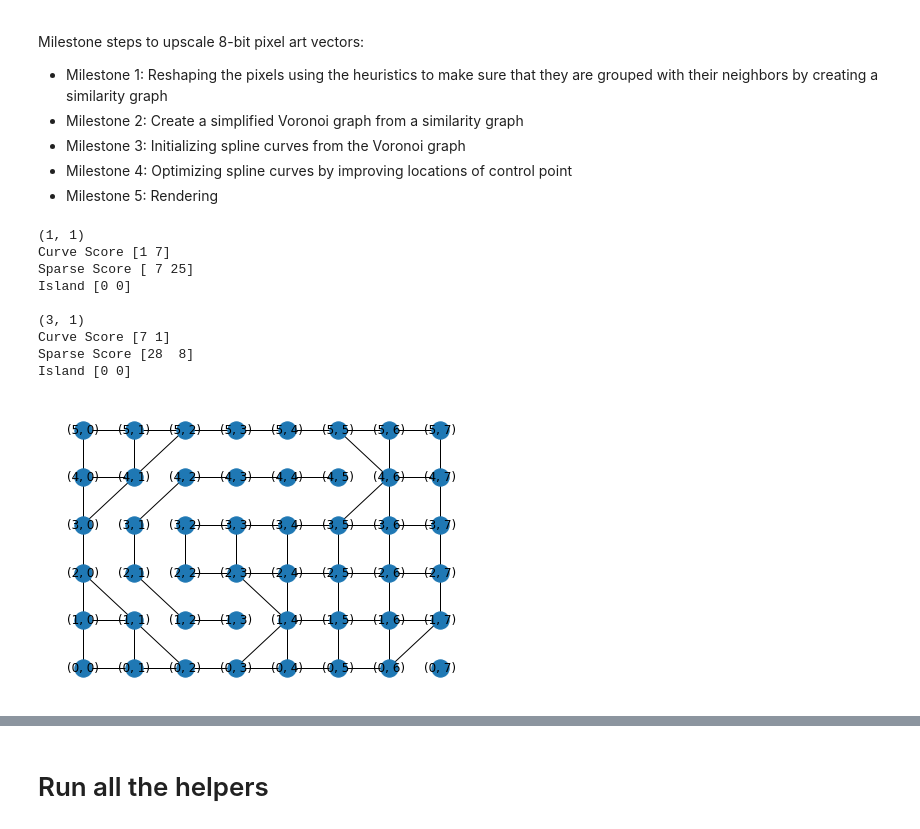
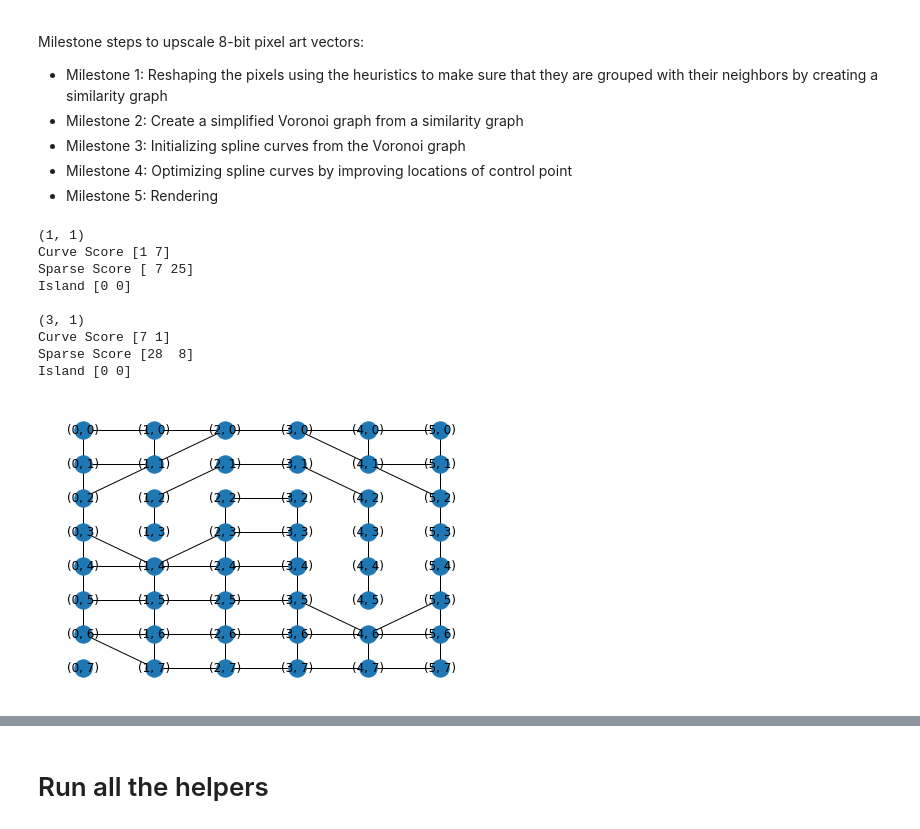
Before and after one commit to josephjkuang/pixel_art, a Jupyter notebook: Upscale.ipynb, the cells around one changed output, grey strips where cells are left out. Cells and saved outputs as stored; diff of their text form; code cells hidden in the pictures.

```diff
--- a/Upscale.ipynb
+++ b/Upscale.ipynb
@@ -155,44 +155,21 @@ def collapseValence(voronoiPts, width, height):
 def onBoundary(point, height, width):
 	return point[0] == 0 or point[0] == width or point[1] == 0 or point[1] == height
 # %%
-from epx import *
-import cv2
-import matplotlib.pyplot as plt
-import numpy as np
-import random
-from similarityGraph import *
-from utils import *
-import networkx as nx
-
-%matplotlib inline
 boo_arm_file = './inputs/boo_arm_paper.png'
 boo_arm = cv2.imread(boo_arm_file)
 
 graph = create_similarity_graph(boo_arm)
 graph = remove_diagonals(graph, boo_arm)
-pos = {(x,y):(y, x) for x, y in graph.nodes()}
+pos = {(x,y):(x, -y) for x, y in graph.nodes()}
 nx.draw(graph, pos=pos, with_labels=True)
-
-# height, width = boo_arm[:, :, 0].shape
-# voronoiRegions = createRegions(graph, boo_arm)
-# voronoiRegions = collapseValence(voronoiRegions, width, height)
-
-# plt.figure()
-# for region in voronoiRegions:
-#     for points in region:
-#         circular_points = points.append(points[0])
-#         x, y = zip(*points)
-#         color = tuple([random.uniform(0, 1) for _ in range(3)])
-#         plt.scatter(x, y, c='blue')
-#         plt.plot(x, y, color=color)
 # %% [output]
 (1, 1)
 Curve Score [1 7]
 Sparse Score [ 7 25]
 Island [0 0]
 
 (3, 1)
 Curve Score [7 1]
 Sparse Score [28  8]
 Island [0 0]
-[figure, old version]
+[figure, new version]
```
Also changed, not shown: parts of 6 cells of this notebook.
